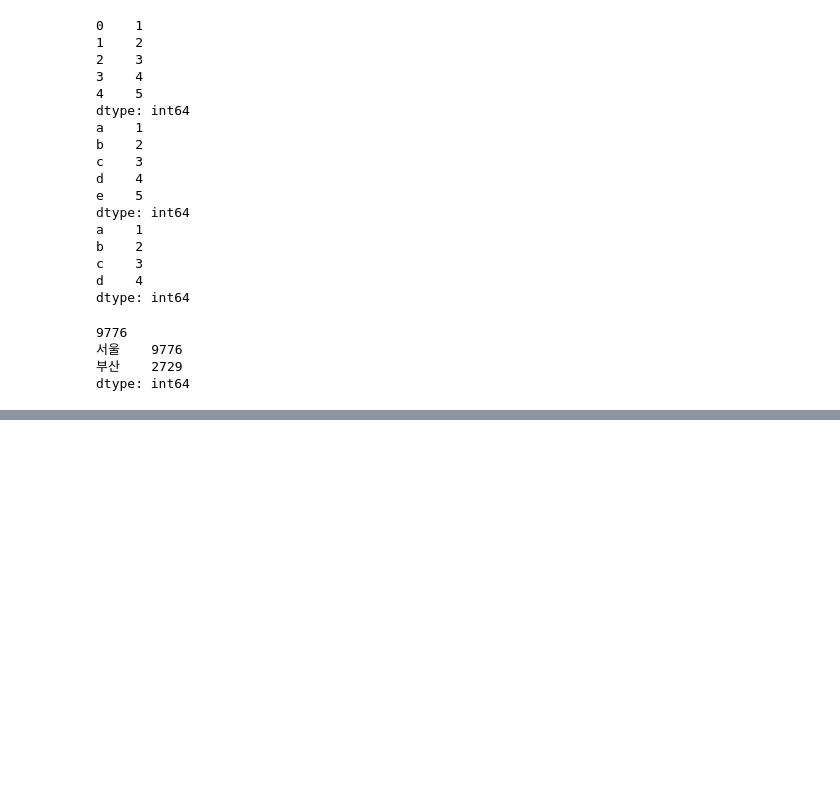
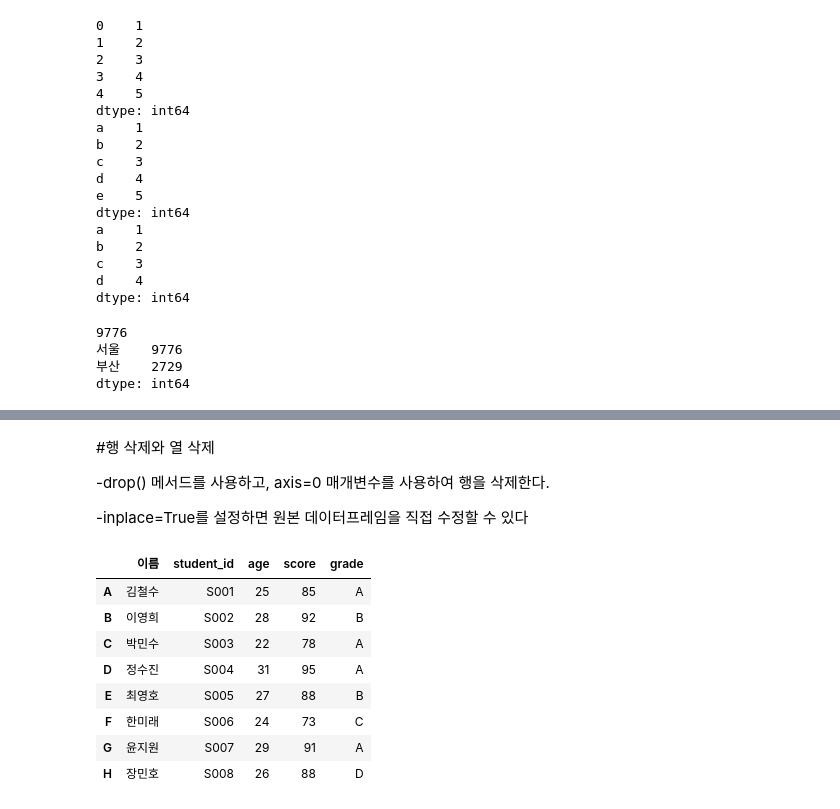
Before and after one commit to sungmin-kim310/hipython, a Jupyter notebook: 41.판다스연습.ipynb, the cells around one changed output, grey strips where cells are left out. Drawn from its saved outputs; the diff is of its cells as text; code cells hidden in the pictures; blank space fills up the shorter version.

```diff
--- a/41.판다스연습.ipynb
+++ b/41.판다스연습.ipynb
@@ -77,0 +545,23 @@ dtype: int64
+# %% [markdown]
+#행 삭제와 열 삭제
+
+-drop() 메서드를 사용하고, axis=0 매개변수를 사용하여 행을 삭제한다.
+
+-inplace=True를 설정하면 원본 데이터프레임을 직접 수정할 수 있다
+# %%
+# 인덱스로 행 삭제
+df.drop('A', axis=0)  # 'A' 인덱스의 행 삭제
+
+# 여러 행 한 번에 삭제
+df.drop(['B', 'C'], axis=0)
+df
+# %% [output]
+|  | 이름 | student_id | age | score | grade |
+| A | 김철수 | S001 | 25 | 85 | A |
+| B | 이영희 | S002 | 28 | 92 | B |
+| C | 박민수 | S003 | 22 | 78 | A |
+| D | 정수진 | S004 | 31 | 95 | A |
+| E | 최영호 | S005 | 27 | 88 | B |
+| F | 한미래 | S006 | 24 | 73 | C |
+| G | 윤지원 | S007 | 29 | 91 | A |
+| H | 장민호 | S008 | 26 | 88 | D |
```
Also changed, not shown: parts of 57 cells of this notebook, 1 other file.
